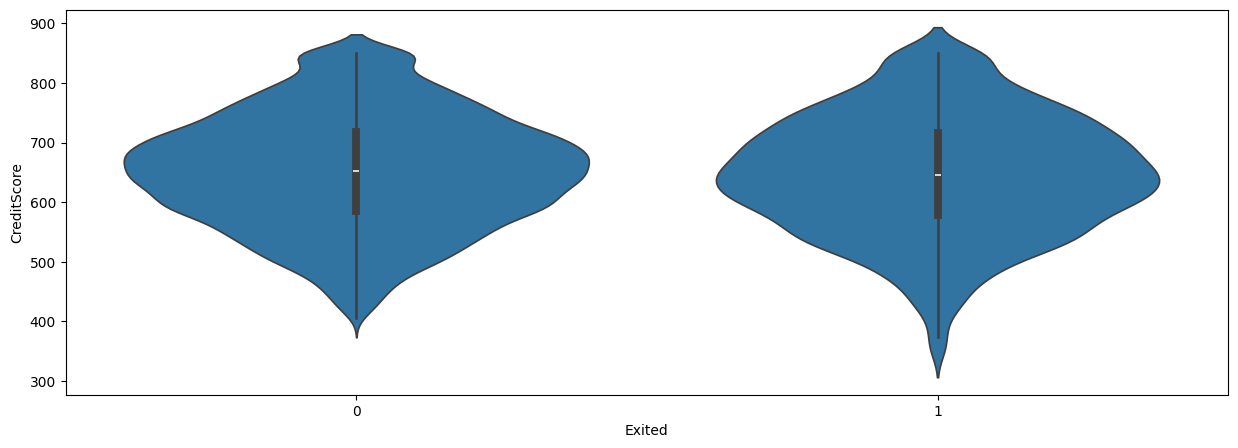
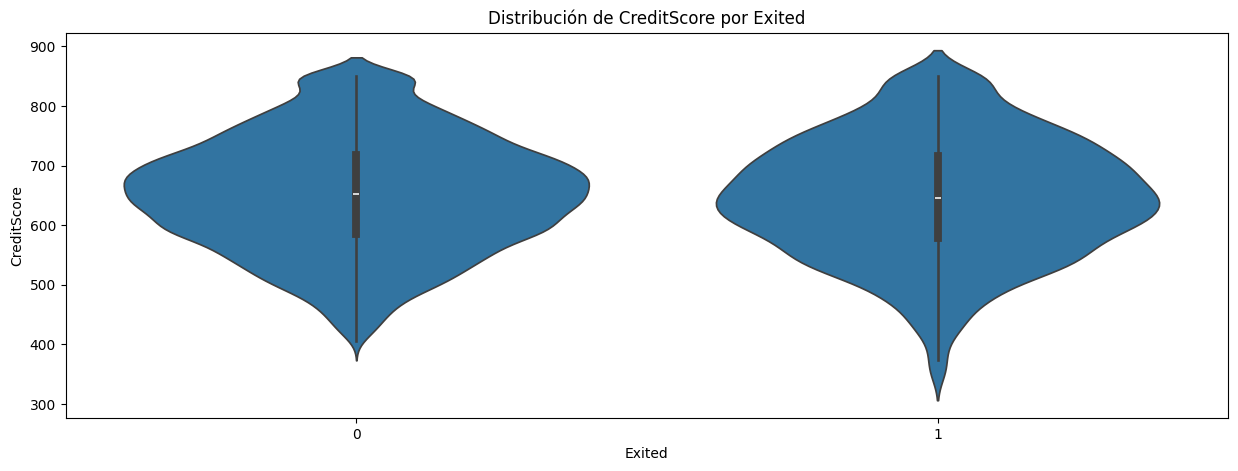
The notebook cell's code change between the first figure and the second:
--- before
+++ after
@@ -6,2 +6,5 @@
     y="CreditScore"
 )
+plt.title("Distribución de CreditScore por Exited")
+
+plt.savefig("../outputs/figures/creditscore_distribution_by_exited.png", bbox_inches="tight")

Commit: Primera parte de Readme/Inicio y explicación de algunos gráficos